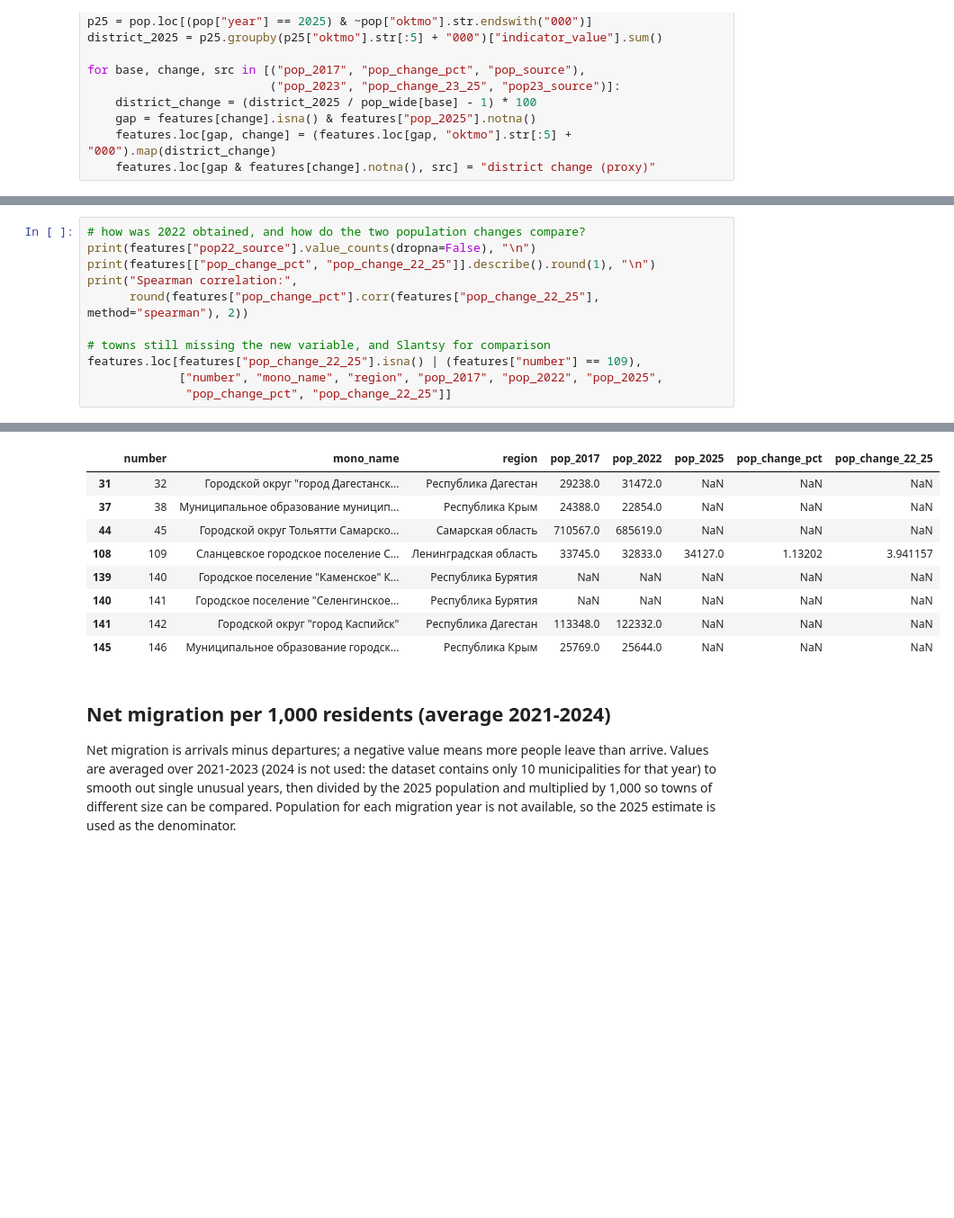
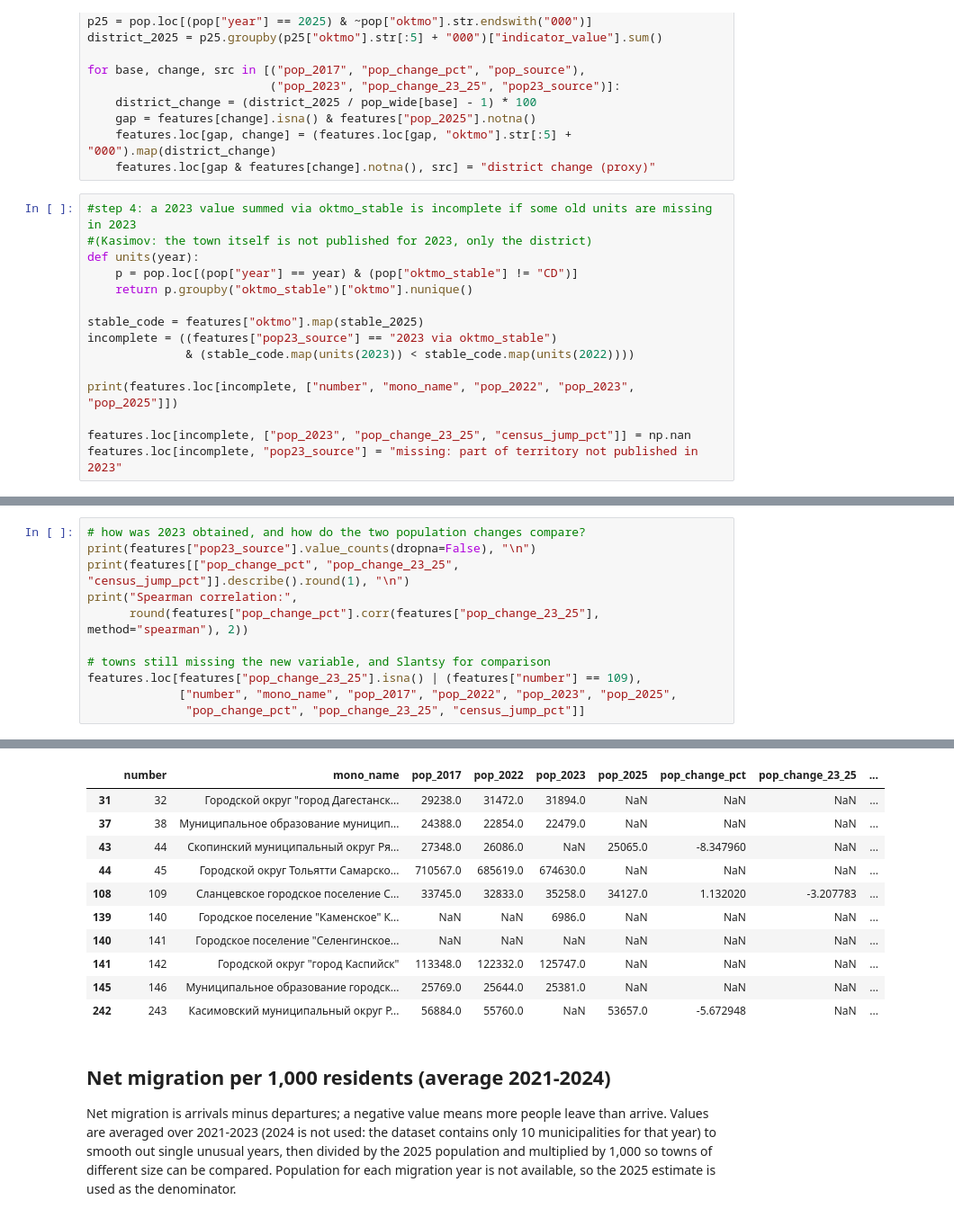
Before and after one commit to evelina-kalugina/-russian-monotowns-typology, a Jupyter notebook: notebooks/03_features.ipynb, the cells around one changed output, grey strips where cells are left out. Shown at 90% size. Saved outputs shown, nothing was run; the diff lists cells and outputs as text; blank space fills up the shorter version.

Commit message:
03: add post-census population change 2023-2025 and census correction

```diff
--- a/notebooks/03_features.ipynb
+++ b/notebooks/03_features.ipynb
@@ -254,3 +255,18 @@ for base, change, src in [("pop_2017", "pop_change_pct", "pop_source"),
     gap = features[change].isna() & features["pop_2025"].notna()
     features.loc[gap, change] = (features.loc[gap, "oktmo"].str[:5] + "000").map(district_change)
     features.loc[gap & features[change].notna(), src] = "district change (proxy)"
+# %%
+#step 4: a 2023 value summed via oktmo_stable is incomplete if some old units are missing in 2023
+#(Kasimov: the town itself is not published for 2023, only the district)
+def units(year):
+    p = pop.loc[(pop["year"] == year) & (pop["oktmo_stable"] != "CD")]
+    return p.groupby("oktmo_stable")["oktmo"].nunique()
+
+stable_code = features["oktmo"].map(stable_2025)
+incomplete = ((features["pop23_source"] == "2023 via oktmo_stable")
+              & (stable_code.map(units(2023)) < stable_code.map(units(2022))))
+
+print(features.loc[incomplete, ["number", "mono_name", "pop_2022", "pop_2023", "pop_2025"]])
+
+features.loc[incomplete, ["pop_2023", "pop_change_23_25", "census_jump_pct"]] = np.nan
+features.loc[incomplete, "pop23_source"] = "missing: part of territory not published in 2023"
@@ -257,12 +281,12 @@ for base, change, src in [("pop_2017", "pop_change_pct", "pop_source"),
 # %%
-# how was 2022 obtained, and how do the two population changes compare?
-print(features["pop22_source"].value_counts(dropna=False), "\n")
-print(features[["pop_change_pct", "pop_change_22_25"]].describe().round(1), "\n")
+# how was 2023 obtained, and how do the two population changes compare?
+print(features["pop23_source"].value_counts(dropna=False), "\n")
+print(features[["pop_change_pct", "pop_change_23_25", "census_jump_pct"]].describe().round(1), "\n")
 print("Spearman correlation:",
-      round(features["pop_change_pct"].corr(features["pop_change_22_25"], method="spearman"), 2))
+      round(features["pop_change_pct"].corr(features["pop_change_23_25"], method="spearman"), 2))
 
 # towns still missing the new variable, and Slantsy for comparison
-features.loc[features["pop_change_22_25"].isna() | (features["number"] == 109),
-             ["number", "mono_name", "region", "pop_2017", "pop_2022", "pop_2025",
-              "pop_change_pct", "pop_change_22_25"]]
+features.loc[features["pop_change_23_25"].isna() | (features["number"] == 109),
+             ["number", "mono_name", "pop_2017", "pop_2022", "pop_2023", "pop_2025",
+              "pop_change_pct", "pop_change_23_25", "census_jump_pct"]]
 # %% [output]
@@ -287,12 +312,14 @@ Spearman correlation: 0.76
-|  | number | mono_name | region | pop_2017 | pop_2022 | pop_2025 | pop_change_pct | pop_change_22_25 |
-| 31 | 32 | Городской округ "город Дагестанск... | Республика Дагестан | 29238.0 | 31472.0 | NaN | NaN | NaN |
-| 37 | 38 | Муниципальное образование муницип... | Республика Крым | 24388.0 | 22854.0 | NaN | NaN | NaN |
-| 44 | 45 | Городской округ Тольятти Самарско... | Самарская область | 710567.0 | 685619.0 | NaN | NaN | NaN |
-| 108 | 109 | Сланцевское городское поселение С... | Ленинградская область | 33745.0 | 32833.0 | 34127.0 | 1.13202 | 3.941157 |
-| 139 | 140 | Городское поселение "Каменское" К... | Республика Бурятия | NaN | NaN | NaN | NaN | NaN |
-| 140 | 141 | Городское поселение "Селенгинское... | Республика Бурятия | NaN | NaN | NaN | NaN | NaN |
-| 141 | 142 | Городской округ "город Каспийск" | Республика Дагестан | 113348.0 | 122332.0 | NaN | NaN | NaN |
-| 145 | 146 | Муниципальное образование городск... | Республика Крым | 25769.0 | 25644.0 | NaN | NaN | NaN |
+|  | number | mono_name | pop_2017 | pop_2022 | pop_2023 | pop_2025 | pop_change_pct | pop_change_23_25 | ... |
+| 31 | 32 | Городской округ "город Дагестанск... | 29238.0 | 31472.0 | 31894.0 | NaN | NaN | NaN | ... |
+| 37 | 38 | Муниципальное образование муницип... | 24388.0 | 22854.0 | 22479.0 | NaN | NaN | NaN | ... |
+| 43 | 44 | Скопинский муниципальный округ Ря... | 27348.0 | 26086.0 | NaN | 25065.0 | -8.347960 | NaN | ... |
+| 44 | 45 | Городской округ Тольятти Самарско... | 710567.0 | 685619.0 | 674630.0 | NaN | NaN | NaN | ... |
+| 108 | 109 | Сланцевское городское поселение С... | 33745.0 | 32833.0 | 35258.0 | 34127.0 | 1.132020 | -3.207783 | ... |
+| 139 | 140 | Городское поселение "Каменское" К... | NaN | NaN | 6986.0 | NaN | NaN | NaN | ... |
+| 140 | 141 | Городское поселение "Селенгинское... | NaN | NaN | NaN | NaN | NaN | NaN | ... |
+| 141 | 142 | Городской округ "город Каспийск" | 113348.0 | 122332.0 | 125747.0 | NaN | NaN | NaN | ... |
+| 145 | 146 | Муниципальное образование городск... | 25769.0 | 25644.0 | 25381.0 | NaN | NaN | NaN | ... |
+| 242 | 243 | Касимовский муниципальный округ Р... | 56884.0 | 55760.0 | NaN | 53657.0 | -5.672948 | NaN | ... |
 # %% [markdown]
 ## Net migration per 1,000 residents (average 2021-2024)
 
```
Also changed, not shown: parts of 8 cells of this notebook, 2 other files.
